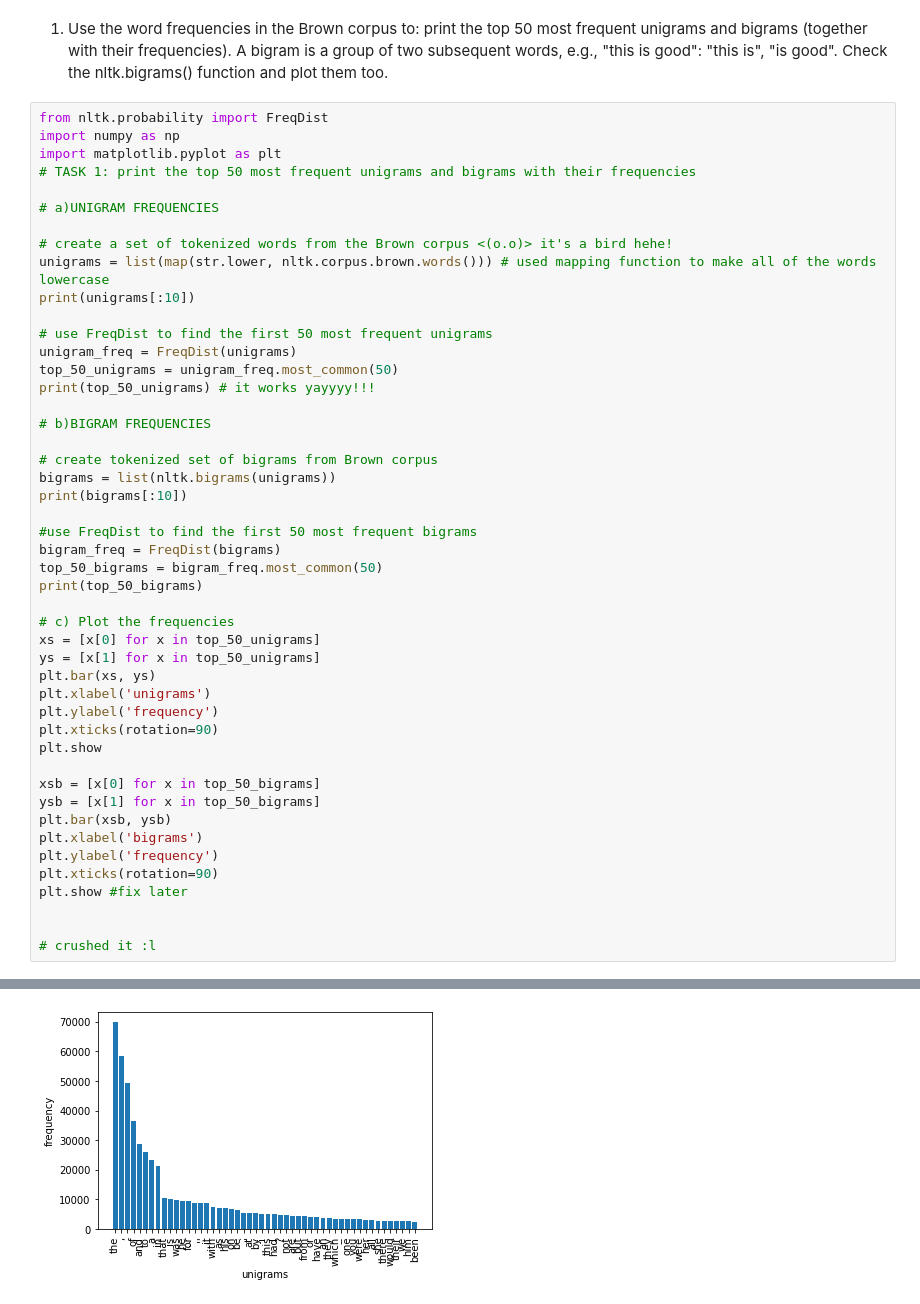
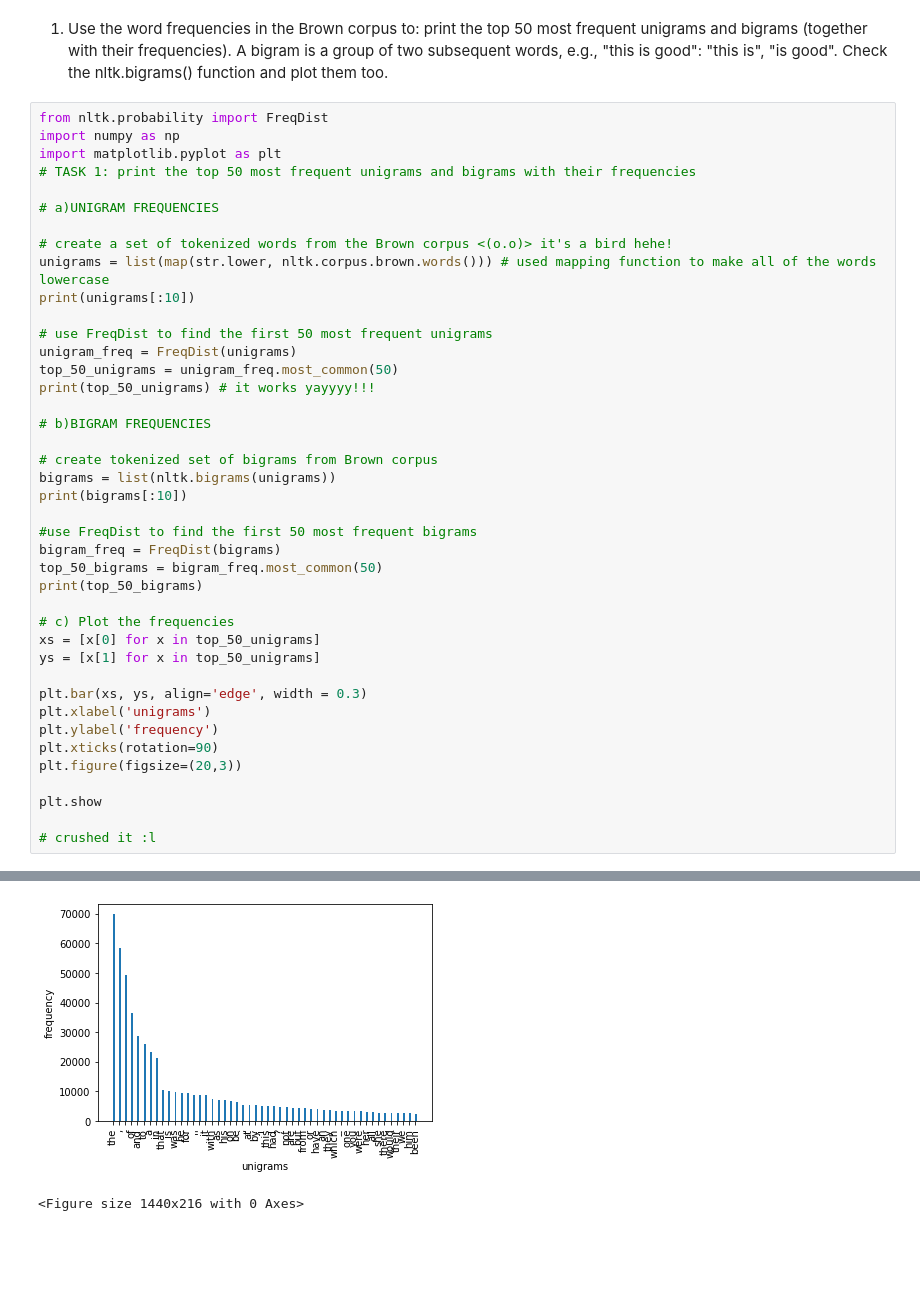
Before and after one commit to vpretorius/AUC_TMCI_2022, a Jupyter notebook: notebooks/2_NLP_pipelines.ipynb, the cells around one changed output, grey strips where cells are left out. Saved outputs shown, nothing was run; the diff lists cells and outputs as text; blank space fills up the shorter version.

```diff
--- a/notebooks/2_NLP_pipelines.ipynb
+++ b/notebooks/2_NLP_pipelines.ipynb
@@ -1007,21 +1007,15 @@ print(top_50_bigrams)
 # c) Plot the frequencies
 xs = [x[0] for x in top_50_unigrams]
 ys = [x[1] for x in top_50_unigrams]
-plt.bar(xs, ys)
+
+plt.bar(xs, ys, align='edge', width = 0.3)
 plt.xlabel('unigrams')
 plt.ylabel('frequency')
 plt.xticks(rotation=90)
+plt.figure(figsize=(20,3))
+
 plt.show
 
-xsb = [x[0] for x in top_50_bigrams]
-ysb = [x[1] for x in top_50_bigrams]
-plt.bar(xsb, ysb)
-plt.xlabel('bigrams')
-plt.ylabel('frequency')
-plt.xticks(rotation=90)
-plt.show #fix later
-
-
 # crushed it :l
 # %% [output]
 ['the', 'fulton', 'county', 'grand', 'jury', 'said', 'friday', 'an', 'investigation', 'of']
@@ -1032 +1026,2 @@ ConversionError: ignored
-[figure, old version]
+[figure, new version]
+<Figure size 1440x216 with 0 Axes>
```
Also changed, not shown: parts of 5 cells of this notebook.
